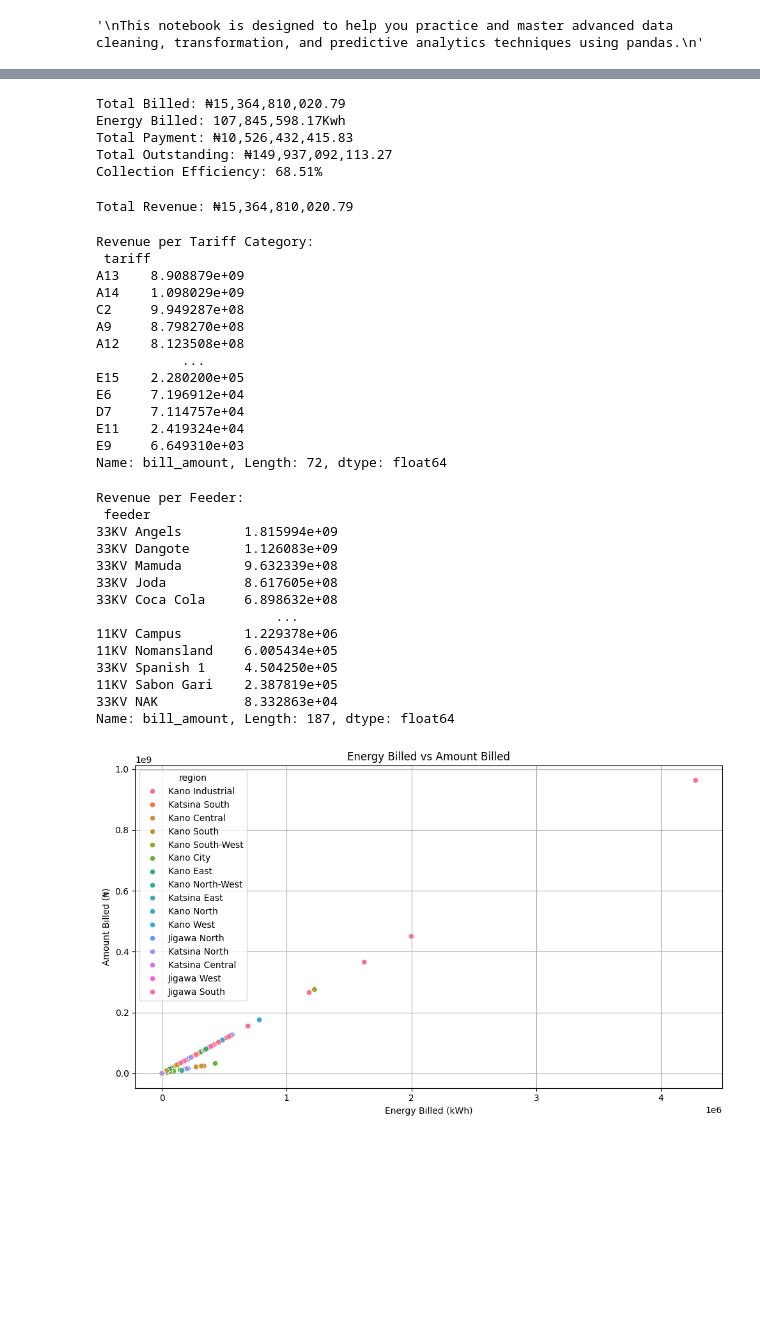
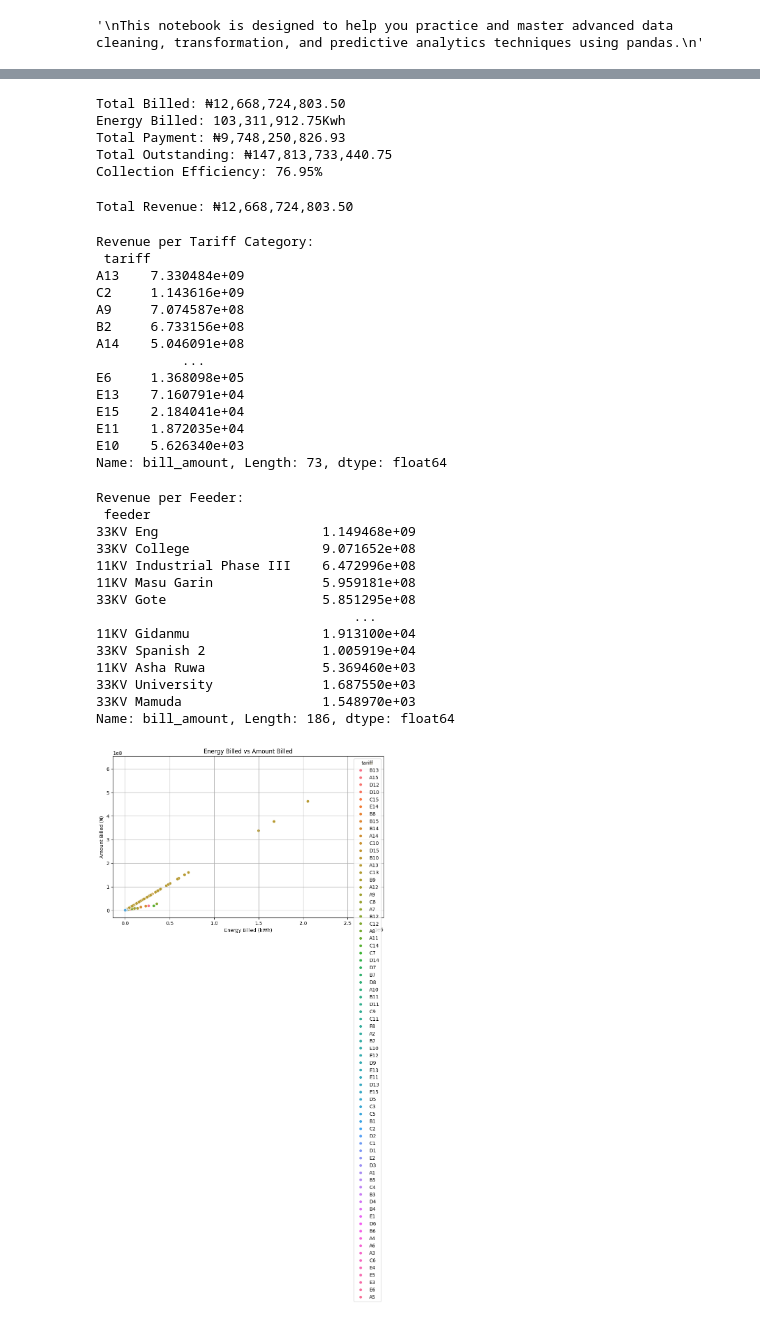
Before and after one commit to iyzimit/billing-ar-data-analysis, a Jupyter notebook: notebooks/AR_Analysis.ipynb, the cells around one changed output, grey strips where cells are left out. Cells and saved outputs as stored; diff of their text form; code cells hidden in the pictures; blank space fills up the shorter version.

```diff
--- a/notebooks/AR_Analysis.ipynb
+++ b/notebooks/AR_Analysis.ipynb
@@ -11,4 +11,4 @@ import seaborn as sns
 import numpy as np
 import os
 # %%
-df2 = pd.read_excel(r"C:\Input Process\OBCD & Billing Figures\2026\5. MAY 2026 (APR 2026 CONSUMPTION) FINAL AR.xlsx")
+df2 = pd.read_excel(r"C:\Users\ibrahim.zimit\Desktop\billing-ar-analysis\data\raw_ar_data.xlsx")
@@ -48,2 +92,0 @@ df.tail()
-# %%
-df.rename(columns={"P&L": "FEEDER GROUP"}, inplace=True)
@@ -167,17 +190,14 @@ region                           0
 dtype: int64
 # %%
 categorical_cols = [
-    'customer', 'address', 'type', 'phone',
-    'tariff', 'bill_style', 'feeder', 'feeder_group',
-    'region', 'account_number', 'dt','meter_number'
+    'type', 'tariff', 'bill_style', 'feeder', 'account_number'
 ]
 
 numeric_cols = [
     'final_reading', 'initial_reading', 'multiplier',
     'rate',
     'previous_closing_balance', 'previous_payments',
-    'opening_balance', 'billed_energy',
-    'energy_amount', 'vat', 'adjustments_total',
+    'opening_balance', 'consumption','adjustments_total',
     'bill_amount', 'closing_balance'
 ]
 # %%
@@ -188,6 +207,3 @@ df[df.duplicated()]
-# %%
-# Remove duplicates safely
-df = df.loc[:, ~df.columns.duplicated()]
 # %%
 df.loc[:, categorical_cols] = df[categorical_cols].fillna('Unknown')
 # %%
@@ -520,6 +531,6 @@ top_customers.to_csv(r"C:\Users\ibrahim.zimit\Desktop\top_customers.csv", index=
 # %%
 total_billed = df['bill_amount'].sum()
-energy_billed = df['billed_energy'].sum()
+energy_billed = df['consumption'].sum()
 total_collected = df["previous_payments"].sum()
 total_outstanding = df['closing_balance'].sum()
 collection_efficiency = (total_collected / total_billed) * 100
@@ -530,65 +541,65 @@ print(f"Total Payment: ₦{total_collected:,.2f}")
 print(f"Total Outstanding: ₦{total_outstanding:,.2f}")
 print(f"Collection Efficiency: {collection_efficiency:.2f}%")
 # %% [output]
-Total Billed: ₦15,364,810,020.79
-Energy Billed: 107,845,598.17Kwh
-Total Payment: ₦10,526,432,415.83
-Total Outstanding: ₦149,937,092,113.27
-Collection Efficiency: 68.51%
+Total Billed: ₦12,668,724,803.50
+Energy Billed: 103,311,912.75Kwh
+Total Payment: ₦9,748,250,826.93
+Total Outstanding: ₦147,813,733,440.75
+Collection Efficiency: 76.95%
 # %%
 # Revenue Analysis
 revenue_total = df['bill_amount'].sum()
 print(f"\nTotal Revenue: ₦{revenue_total:,.2f}")
 # %% [output]
-Total Revenue: ₦15,364,810,020.79
+Total Revenue: ₦12,668,724,803.50
 # %%
 revenue_per_tariff = df.groupby('tariff')['bill_amount'].sum().sort_values(ascending=False)
 print("\nRevenue per Tariff Category:\n", revenue_per_tariff)
 # %% [output]
 Revenue per Tariff Category:
  tariff
-A13    8.908879e+09
-A14    1.098029e+09
-C2     9.949287e+08
-A9     8.798270e+08
-A12    8.123508e+08
+A13    7.330484e+09
+C2     1.143616e+09
+A9     7.074587e+08
+B2     6.733156e+08
+A14    5.046091e+08
            ...
-E15    2.280200e+05
-E6     7.196912e+04
-D7     7.114757e+04
-E11    2.419324e+04
-E9     6.649310e+03
-Name: bill_amount, Length: 72, dtype: float64
+E6     1.368098e+05
+E13    7.160791e+04
+E15    2.184041e+04
+E11    1.872035e+04
+E10    5.626340e+03
+Name: bill_amount, Length: 73, dtype: float64
 # %%
 revenue_per_feeder = df.groupby('feeder')['bill_amount'].sum().sort_values(ascending=False)
 print("\nRevenue per Feeder:\n", revenue_per_feeder)
 # %% [output]
 Revenue per Feeder:
  feeder
-33KV Angels        1.815994e+09
-33KV Dangote       1.126083e+09
-33KV Mamuda        9.632339e+08
-33KV Joda          8.617605e+08
-33KV Coca Cola     6.898632e+08
-                       ...
-11KV Campus        1.229378e+06
-11KV Nomansland    6.005434e+05
-33KV Spanish 1     4.504250e+05
-11KV Sabon Gari    2.387819e+05
-33KV NAK           8.332863e+04
-Name: bill_amount, Length: 187, dtype: float64
+33KV Eng                     1.149468e+09
+33KV College                 9.071652e+08
+11KV Industrial Phase III    6.472996e+08
+11KV Masu Garin              5.959181e+08
+33KV Gote                    5.851295e+08
+                                 ...
+11KV Gidanmu                 1.913100e+04
+33KV Spanish 2               1.005919e+04
+11KV Asha Ruwa               5.369460e+03
+33KV University              1.687550e+03
+33KV Mamuda                  1.548970e+03
+Name: bill_amount, Length: 186, dtype: float64
 # %%
 # Plot: Energy Billed vs Amount billed
 plt.figure(figsize=(10, 6))
-sns.scatterplot(data=df, x='billed_energy', y='bill_amount', hue='region')
+sns.scatterplot(data=df, x='consumption', y='bill_amount', hue='tariff')
 plt.title("Energy Billed vs Amount Billed")
 plt.xlabel("Energy Billed (kWh)")
 plt.ylabel("Amount Billed (₦)")
 plt.grid(True)
 plt.tight_layout()
 plt.show()
 # %% [output]
-[figure, old version]
+[figure, new version]
 # %%
 avg = df['bill_amount'].mean()
 above_avg = df[df['bill_amount'] > avg]
```
Also changed, not shown: parts of 94 cells of this notebook, 5 other files.
